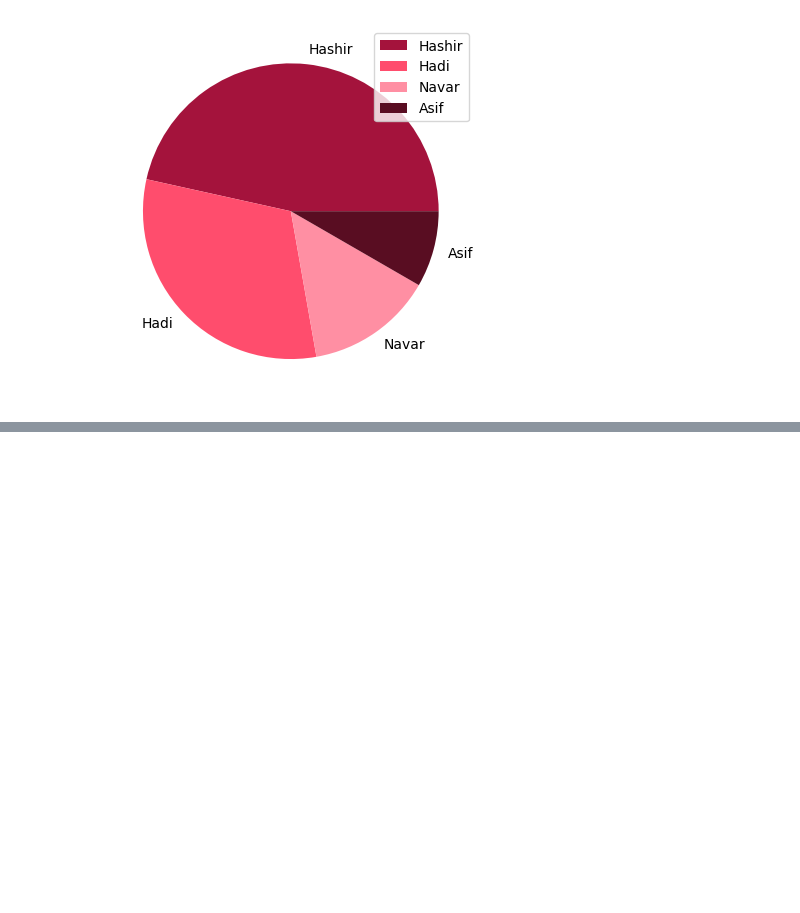
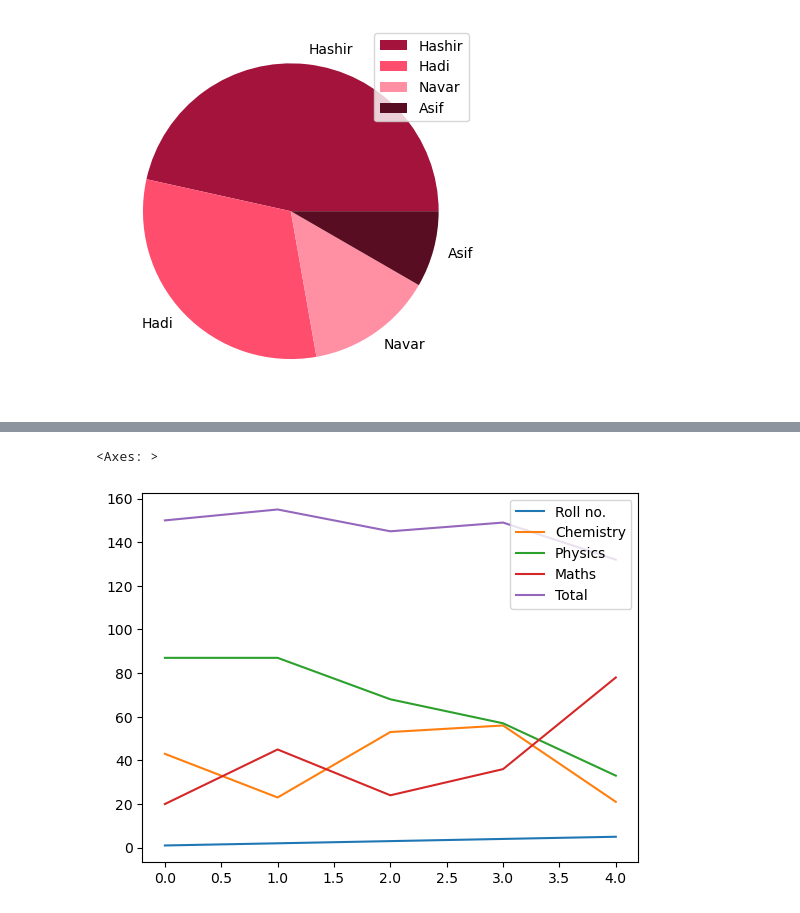
Before and after one commit to NavarMP/Code, a Jupyter notebook: Python/Data science/matPlotlib.ipynb, the cells around one changed output, grey strips where cells are left out. Drawn from its saved outputs; the diff is of its cells as text; code cells hidden in the pictures; blank space fills up the shorter version.

```diff
--- a/Python/Data science/matPlotlib.ipynb
+++ b/Python/Data science/matPlotlib.ipynb
@@ -34,3 +34,7 @@ plt.legend()
 # %% [output]
 <matplotlib.legend.Legend at 0x...>
 [figure]
+# %%
+from pandas import read_excel
+data = read_excel ('mark.xlsx')
+data
@@ -36,0 +48,5 @@ plt.legend()
+# %%
+data.plot()
+# %% [output]
+<Axes: >
+[figure, added]
```
Also changed, not shown: parts of 2 cells of this notebook, 1 other file.
